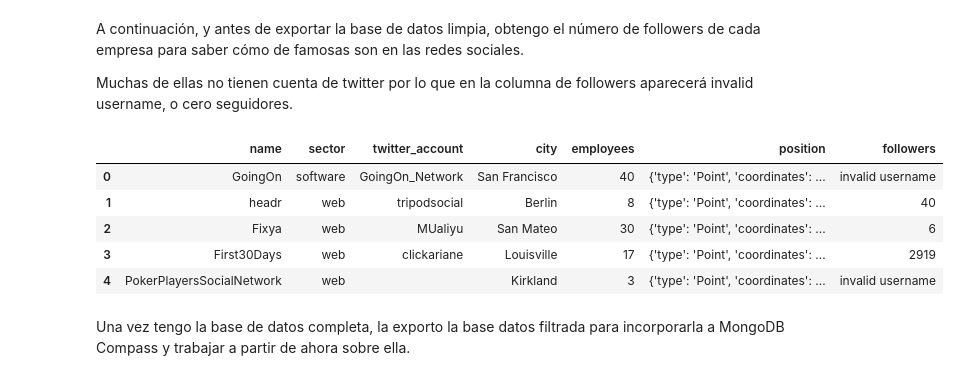
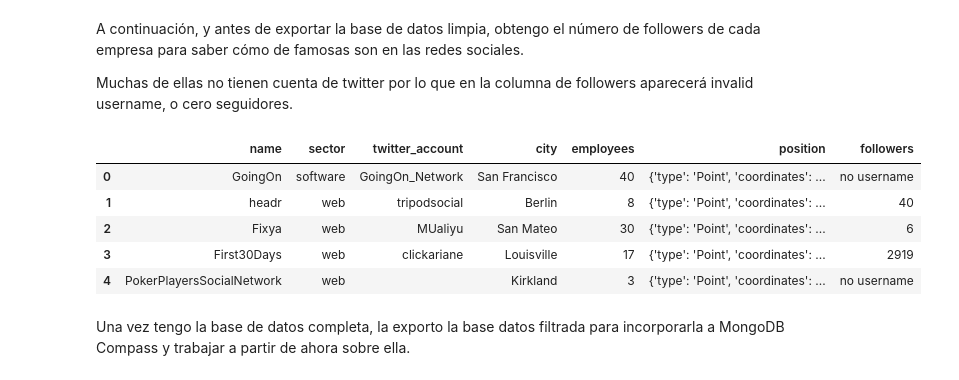
Before and after one commit to alejandroperela/datamad0119, a Jupyter notebook: module-2/tableau-project/your-code/Code.ipynb, the cells around one changed output. Saved outputs shown, nothing was run; the diff lists cells and outputs as text; code cells hidden in the pictures.

```diff
--- a/module-2/tableau-project/your-code/Code.ipynb
+++ b/module-2/tableau-project/your-code/Code.ipynb
@@ -124,10 +124,10 @@ A continuación, y antes de exportar la base de datos limpia, obtengo el número
 
 Muchas de ellas no tienen cuenta de twitter por lo que en la columna de followers aparecerá invalid username, o cero seguidores.
 # %%
-API_KEY = "XXXX"
-API_SECRET = "XXXX"
-ACCESS_TOKEN = "XXXX"
-ACCESS_TOKEN_SECRET = "XXXX"
+API_KEY = "otWkA2FzCbVu7RqzmF9tT8gIV"
+API_SECRET = "wxBmjGCDev2cs04kwah2YrizSlMb9YobgWp31OobHpKAW8hw8s"
+ACCESS_TOKEN = "385891004-dyTSrCqwvOFBVc8NjDLWclgMBYwLVh4PQxumWTql"
+ACCESS_TOKEN_SECRET = "83aTfqo7uMVyWTbPBHwKm1APyaxyJ2jN0MbVWWNfmalWH"
 
 auth = tweepy.OAuthHandler(API_KEY, API_SECRET)
 auth.set_access_token(ACCESS_TOKEN, ACCESS_TOKEN_SECRET)
@@ -135,38 +135,38 @@ api = tweepy.API(auth)
 # %%
 def getFollowers(twitteruser):
     followers = []
     for tweet in twitteruser:
         if twitteruser is None:
             followers.append(0)
         else:
             try:
                 user = api.get_user(tweet)
                 followers.append(user.followers_count)
             except Exception as e:
                 if e == "[{u'message': u'Rate limit exceeded', u'code': 88}]":
                     time.sleep(60*15)
                 else:
-                    followers.append("invalid username")
+                    followers.append("no username")
     followers = pd.DataFrame(followers)
     return followers
 
 
 def joinData2(data1, data2):
     data1["followers"] = data2[0]
     return data
 
 
 followers = getFollowers(data["twitter_account"])
 
 data = joinData2(data, followers)
 data.head()
 # %% [output]
 |  | name | sector | twitter_account | city | employees | position | followers |
-| 0 | GoingOn | software | GoingOn_Network | San Francisco | 40 | {'type': 'Point', 'coordinates': ... | invalid username |
+| 0 | GoingOn | software | GoingOn_Network | San Francisco | 40 | {'type': 'Point', 'coordinates': ... | no username |
 | 1 | headr | web | tripodsocial | Berlin | 8 | {'type': 'Point', 'coordinates': ... | 40 |
 | 2 | Fixya | web | MUaliyu | San Mateo | 30 | {'type': 'Point', 'coordinates': ... | 6 |
 | 3 | First30Days | web | clickariane | Louisville | 17 | {'type': 'Point', 'coordinates': ... | 2919 |
-| 4 | PokerPlayersSocialNetwork | web |  | Kirkland | 3 | {'type': 'Point', 'coordinates': ... | invalid username |
+| 4 | PokerPlayersSocialNetwork | web |  | Kirkland | 3 | {'type': 'Point', 'coordinates': ... | no username |
 # %% [markdown]
 Una vez tengo la base de datos completa, la exporto la base datos filtrada para incorporarla a MongoDB Compass y trabajar a partir de ahora sobre ella.
 # %%
```
Also changed, not shown: parts of 8 cells of this notebook, 4 other files.
